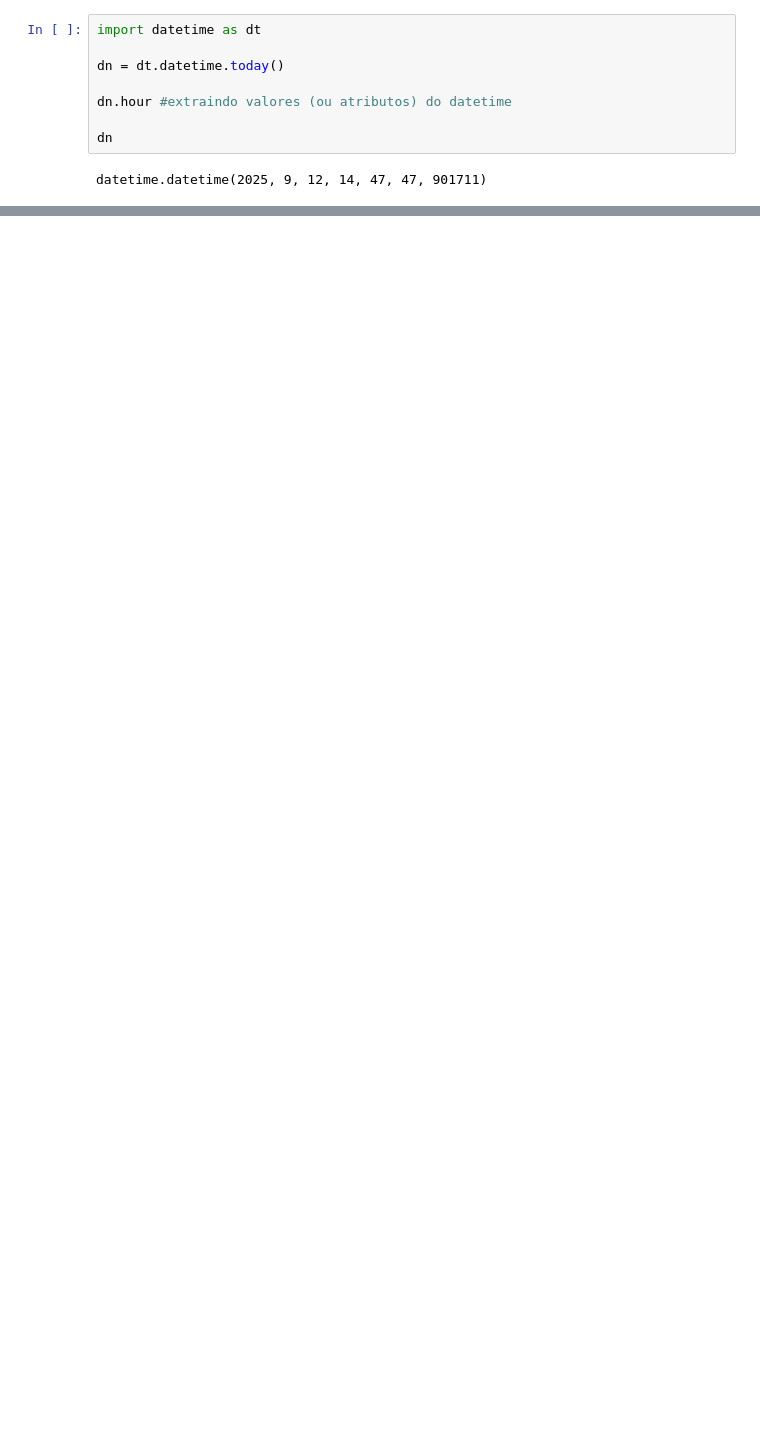
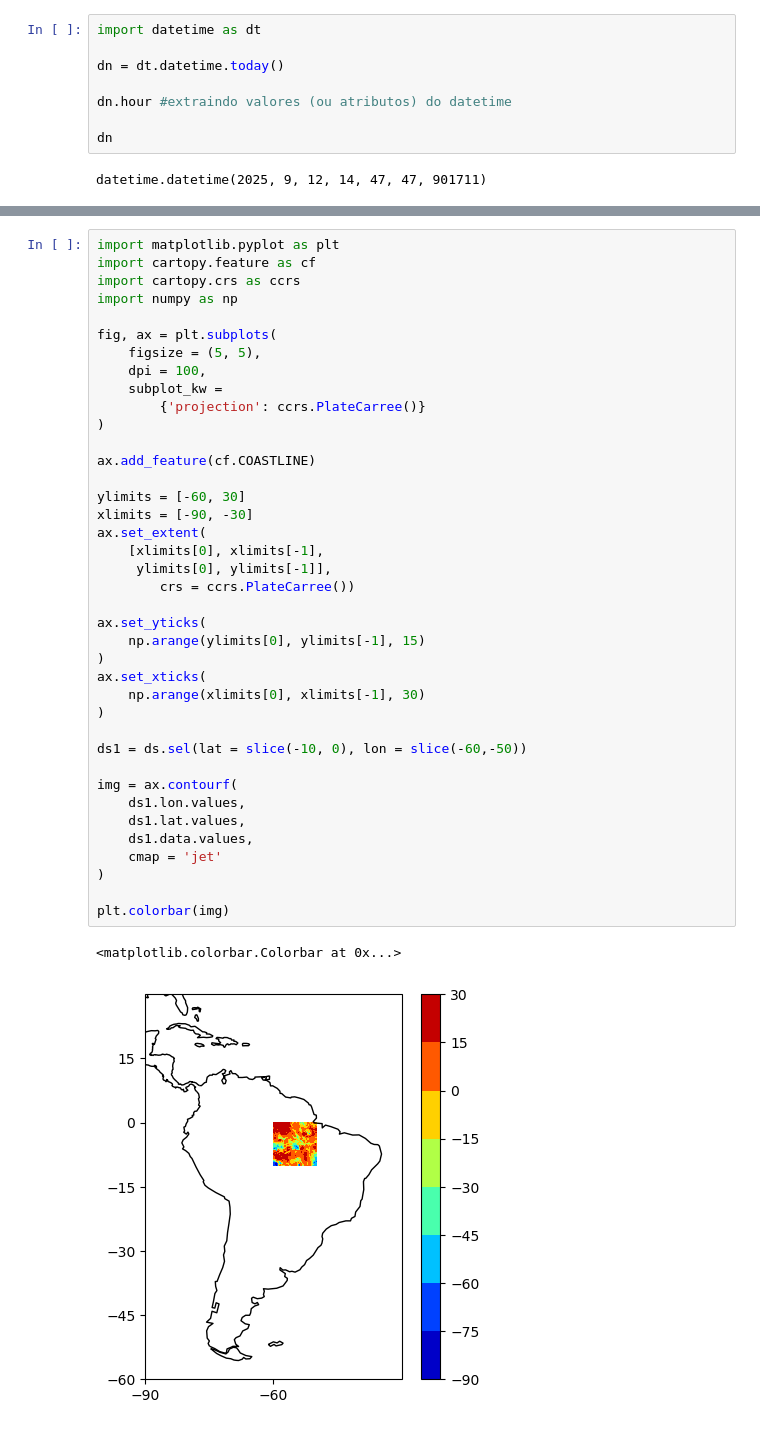
Before and after one commit to LuizFillip/Curso-de-Python--UEPB, a Jupyter notebook: Pandas.ipynb, the cells around one changed output, grey strips where cells are left out. Saved outputs shown, nothing was run; the diff lists cells and outputs as text; blank space fills up the shorter version.

```diff
--- a/Pandas.ipynb
+++ b/Pandas.ipynb
@@ -251,0 +240,42 @@ Date
+# %%
+import matplotlib.pyplot as plt
+import cartopy.feature as cf
+import cartopy.crs as ccrs
+import numpy as np
+
+fig, ax = plt.subplots(
+    figsize = (5, 5),
+    dpi = 100,
+    subplot_kw =
+        {'projection': ccrs.PlateCarree()}
+)
+
+ax.add_feature(cf.COASTLINE)
+
+ylimits = [-60, 30]
+xlimits = [-90, -30]
+ax.set_extent(
+    [xlimits[0], xlimits[-1],
+     ylimits[0], ylimits[-1]],
+        crs = ccrs.PlateCarree())
+
+ax.set_yticks(
+    np.arange(ylimits[0], ylimits[-1], 15)
+)
+ax.set_xticks(
+    np.arange(xlimits[0], xlimits[-1], 30)
+)
+
+ds1 = ds.sel(lat = slice(-10, 0), lon = slice(-60,-50))
+
+img = ax.contourf(
+    ds1.lon.values,
+    ds1.lat.values,
+    ds1.data.values,
+    cmap = 'jet'
+)
+
+plt.colorbar(img)
+# %% [output]
+<matplotlib.colorbar.Colorbar at 0x...>
+[figure, added]
```
Also changed, not shown: parts of 12 cells of this notebook, 1 other file.
